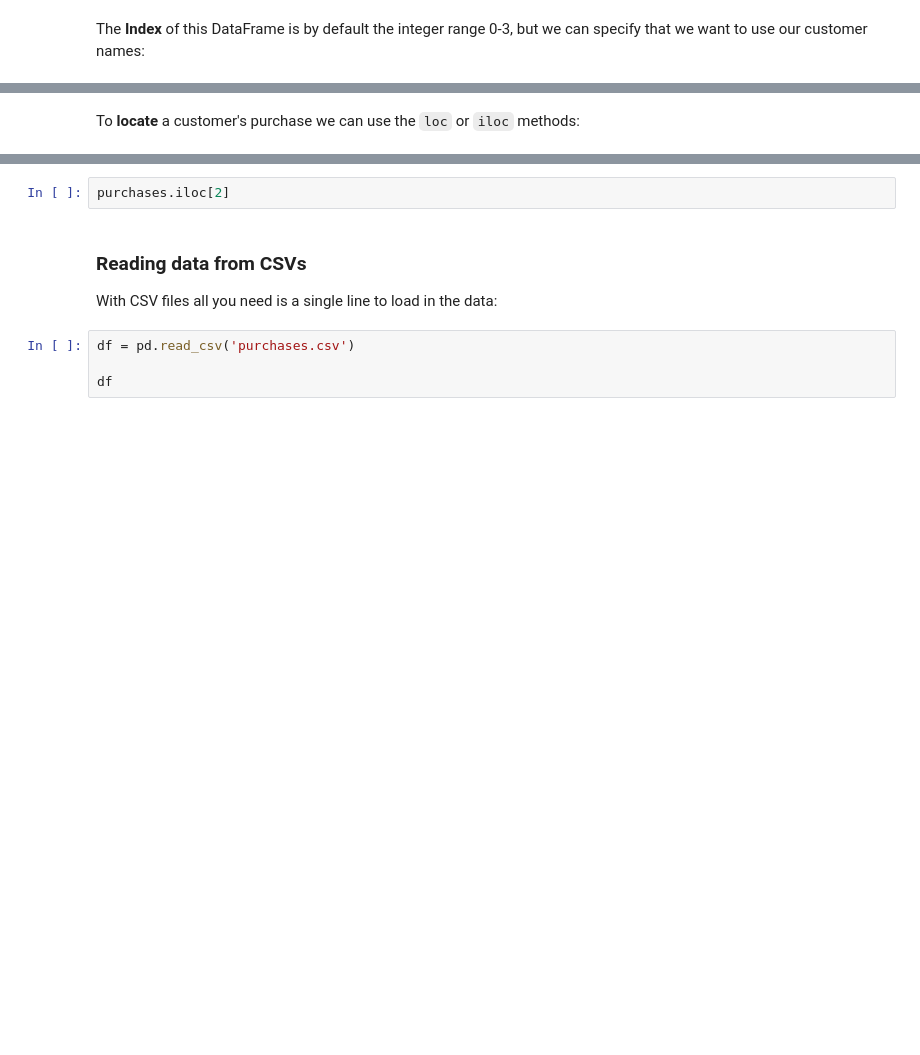
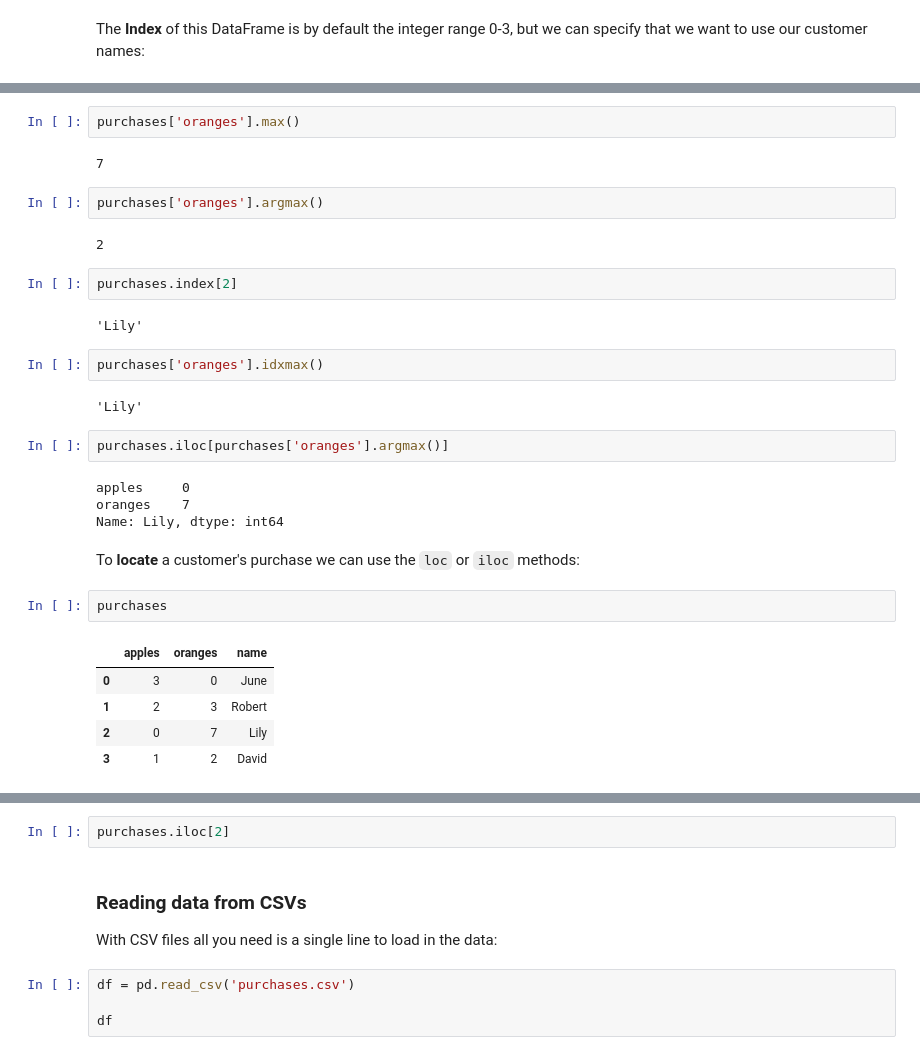
Before and after one commit to steguar/DAIL, a Jupyter notebook: Lecture_1/Lecture_1_Python_crash_course.ipynb, the cells around one changed output, grey strips where cells are left out. Drawn from its saved outputs; the diff is of its cells as text; blank space fills up the shorter version.

```diff
--- a/Lecture_1/Lecture_1_Python_crash_course.ipynb
+++ b/Lecture_1/Lecture_1_Python_crash_course.ipynb
@@ -1544,4 +1596,34 @@ purchases
+# %%
+purchases['oranges'].max()
+# %% [output]
+7
+# %%
+purchases['oranges'].argmax()
+# %% [output]
+2
+# %%
+purchases.index[2]
+# %% [output]
+'Lily'
+# %%
+purchases['oranges'].idxmax()
+# %% [output]
+'Lily'
+# %%
+purchases.iloc[purchases['oranges'].argmax()]
+# %% [output]
+apples     0
+oranges    7
+Name: Lily, dtype: int64
 # %% [markdown]
 To **locate** a customer's purchase we can use the `loc` or `iloc` methods:
+# %%
+purchases
+# %% [output]
+|  | apples | oranges | name |
+| 0 | 3 | 0 | June |
+| 1 | 2 | 3 | Robert |
+| 2 | 0 | 7 | Lily |
+| 3 | 1 | 2 | David |
 # %%
 purchases.loc['June']
```
Also changed, not shown: parts of 11 cells of this notebook, 5 other files.
